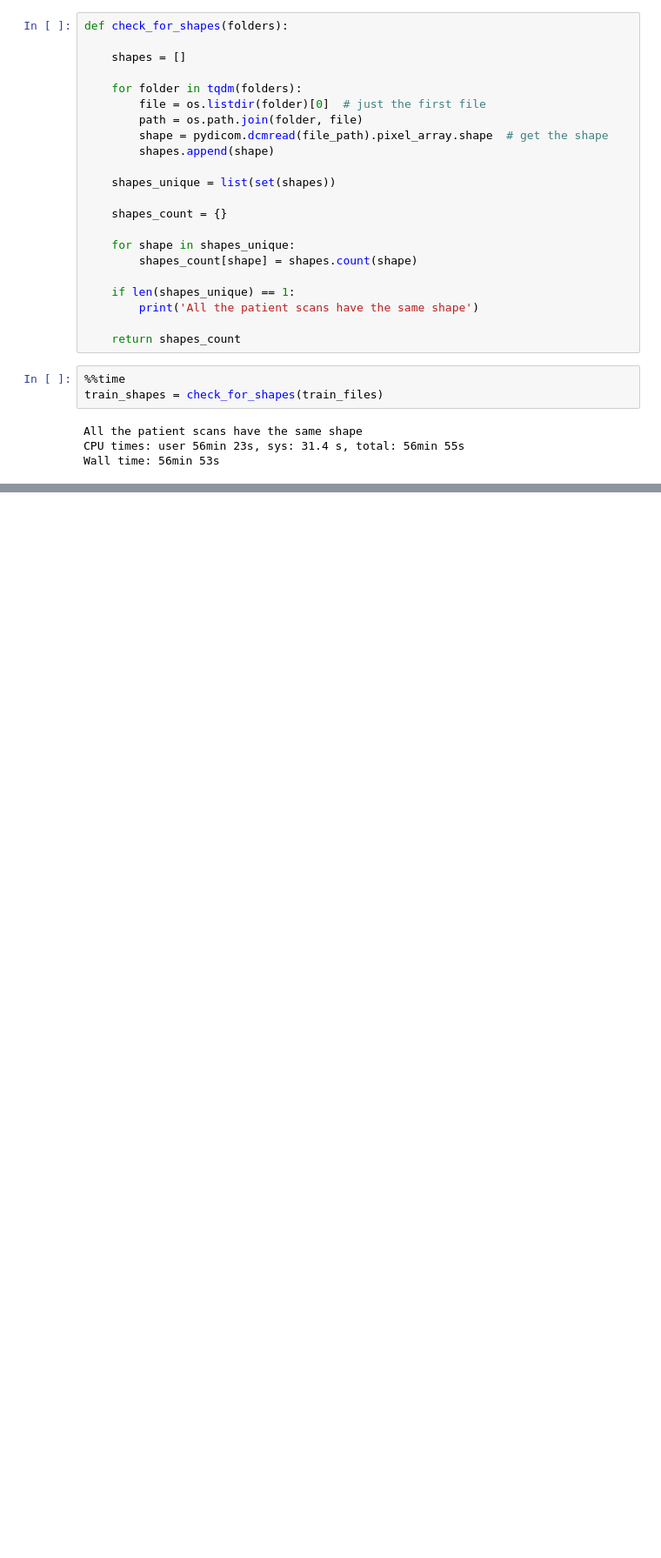
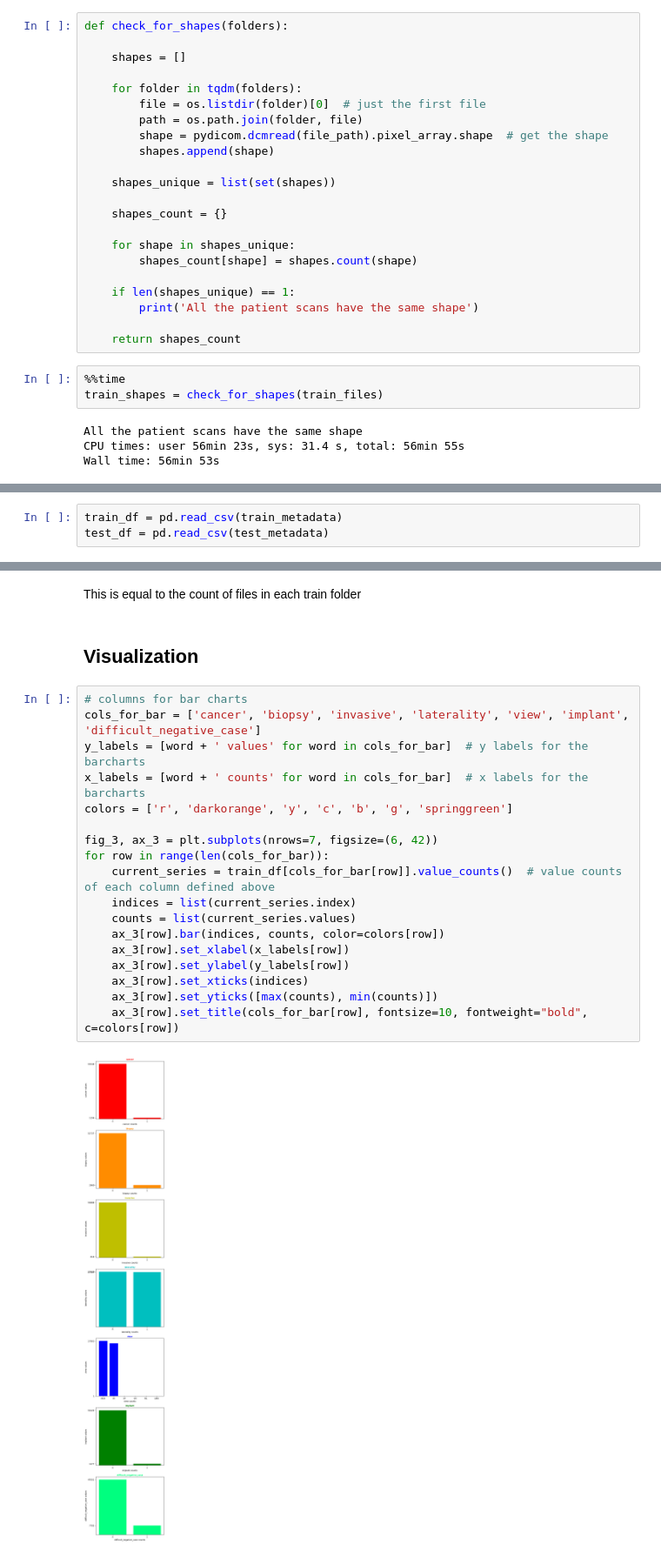
Before and after one commit to Oliver-Busemann/RSNA_Breast_Cancer_Detection, a Jupyter notebook: RSNA_Notebook_1_Data_Exploration.ipynb, the cells around one changed output, grey strips where cells are left out. Shown at 87% size. Saved outputs shown, nothing was run; the diff lists cells and outputs as text; blank space fills up the shorter version.

```diff
--- a/RSNA_Notebook_1_Data_Exploration.ipynb
+++ b/RSNA_Notebook_1_Data_Exploration.ipynb
@@ -242,0 +290,3 @@ Wall time: 56min 53s
+# %%
+train_df = pd.read_csv(train_metadata)
+test_df = pd.read_csv(test_metadata)
@@ -242,0 +380,24 @@ Wall time: 56min 53s
+# %% [markdown]
+This is equal to the count of files in each train folder
+# %% [markdown]
+## Visualization
+# %%
+# columns for bar charts
+cols_for_bar = ['cancer', 'biopsy', 'invasive', 'laterality', 'view', 'implant', 'difficult_negative_case']
+y_labels = [word + ' values' for word in cols_for_bar]  # y labels for the barcharts
+x_labels = [word + ' counts' for word in cols_for_bar]  # x labels for the barcharts
+colors = ['r', 'darkorange', 'y', 'c', 'b', 'g', 'springgreen']
+
+fig_3, ax_3 = plt.subplots(nrows=7, figsize=(6, 42))
+for row in range(len(cols_for_bar)):
+    current_series = train_df[cols_for_bar[row]].value_counts()  # value counts of each column defined above
+    indices = list(current_series.index)
+    counts = list(current_series.values)
+    ax_3[row].bar(indices, counts, color=colors[row])
+    ax_3[row].set_xlabel(x_labels[row])
+    ax_3[row].set_ylabel(y_labels[row])
+    ax_3[row].set_xticks(indices)
+    ax_3[row].set_yticks([max(counts), min(counts)])
+    ax_3[row].set_title(cols_for_bar[row], fontsize=10, fontweight="bold", c=colors[row])
+# %% [output]
+[figure, added]
```
Also changed, not shown: parts of 28 cells of this notebook.
